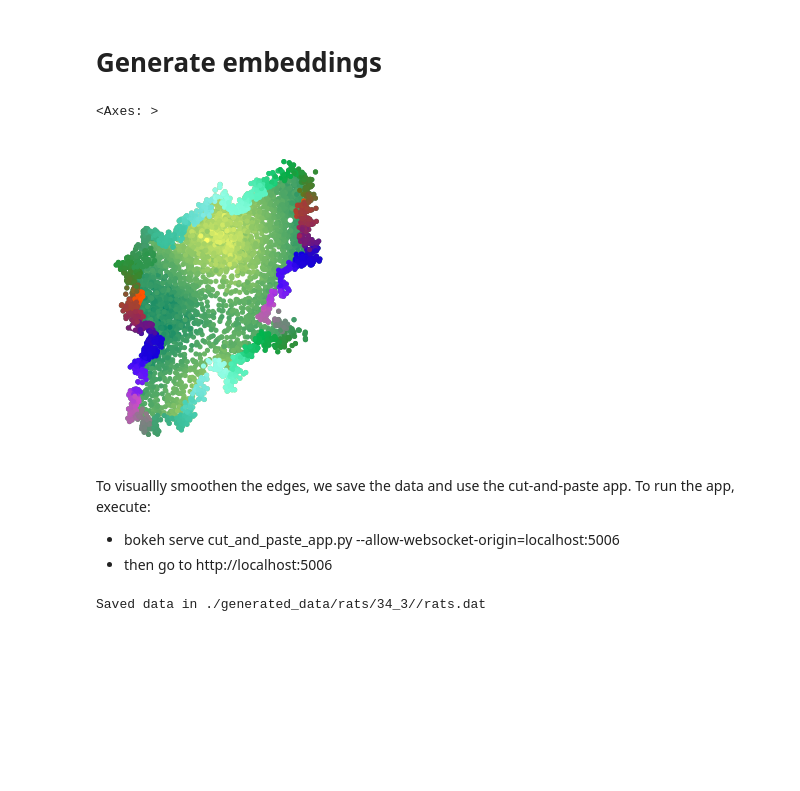
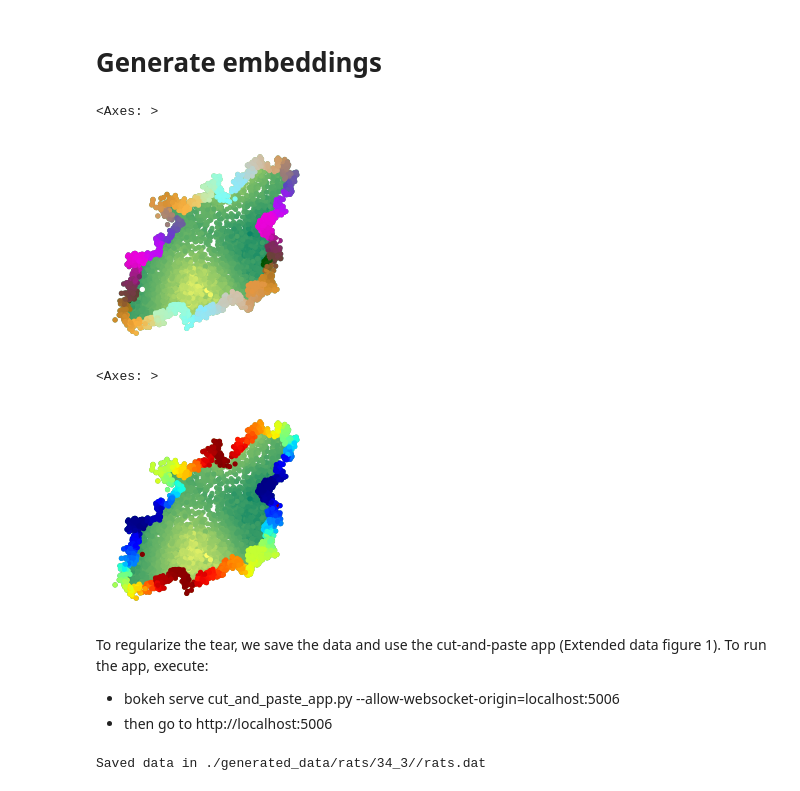
Before and after one commit to Mishne-Lab/pyRATS, a Jupyter notebook: examples/r2of_day1.ipynb, the cells around one changed output. Saved outputs shown, nothing was run; the diff lists cells and outputs as text; code cells hidden in the pictures; blank space fills up the shorter version.

```diff
--- a/examples/r2of_day1.ipynb
+++ b/examples/r2of_day1.ipynb
@@ -54,25 +54,42 @@ model = rats.RATS(
     tear=True,
 )
 y = model.fit_transform(X)
+# %%
+tear_color_eig_inds = [5, 1, 3] # interior has green color so assigned smallest value of i to g-channel
+color_of_pts_on_tear = model.compute_color_of_pts_on_tear(
+    y,
+    tear_color_eig_inds=tear_color_eig_inds,
+)
+vis.Visualize().global_embedding(
+    y, labels[:,0],
+    color_of_pts_on_tear=color_of_pts_on_tear[:,tear_color_eig_inds] if color_of_pts_on_tear is not None else None,
+    cmap0='summer',
+    cmap1='jet',
+    title='color='+str(tear_color_eig_inds),
+    figsize=(2,2)
+)
+# %% [output]
+<Axes: >
+[figure, added]
 # %%
-tear_color_eig_inds = [5, 1, 3] # interior has green color so assigned smallest value of i to g-channel
+tear_color_eig_inds = [1] # interior has green color so assigned smallest value of i to g-channel
 color_of_pts_on_tear = model.compute_color_of_pts_on_tear(
     y,
     tear_color_eig_inds=tear_color_eig_inds,
 )
 vis.Visualize().global_embedding(
     y, labels[:,0],
     color_of_pts_on_tear=color_of_pts_on_tear[:,tear_color_eig_inds] if color_of_pts_on_tear is not None else None,
     cmap0='summer',
     cmap1='jet',
     title='color='+str(tear_color_eig_inds),
-    figsize=(3,3)
+    figsize=(2,2)
 )
 # %% [output]
 <Axes: >
-[figure, old version]
+[figure, new version]
 # %% [markdown]
-To visuallly smoothen the edges, we save the data and use the cut-and-paste app.
+To regularize the tear, we save the data and use the cut-and-paste app (Extended data figure 1).
 To run the app, execute:
 - bokeh serve cut_and_paste_app.py --allow-websocket-origin=localhost:5006
 - then go to http://localhost:5006
```
Also changed, not shown: parts of 1 cell of this notebook, 2 other files.
